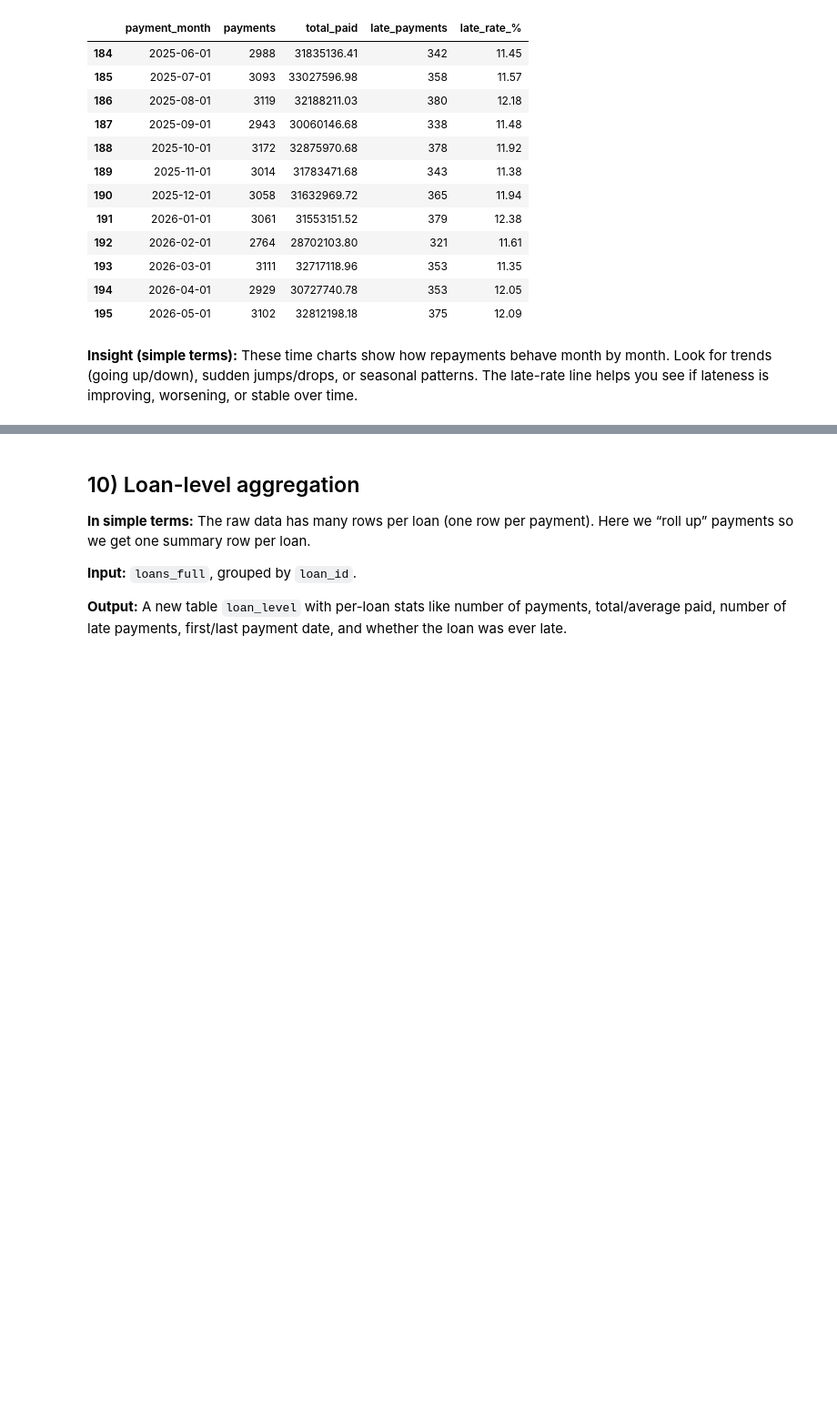
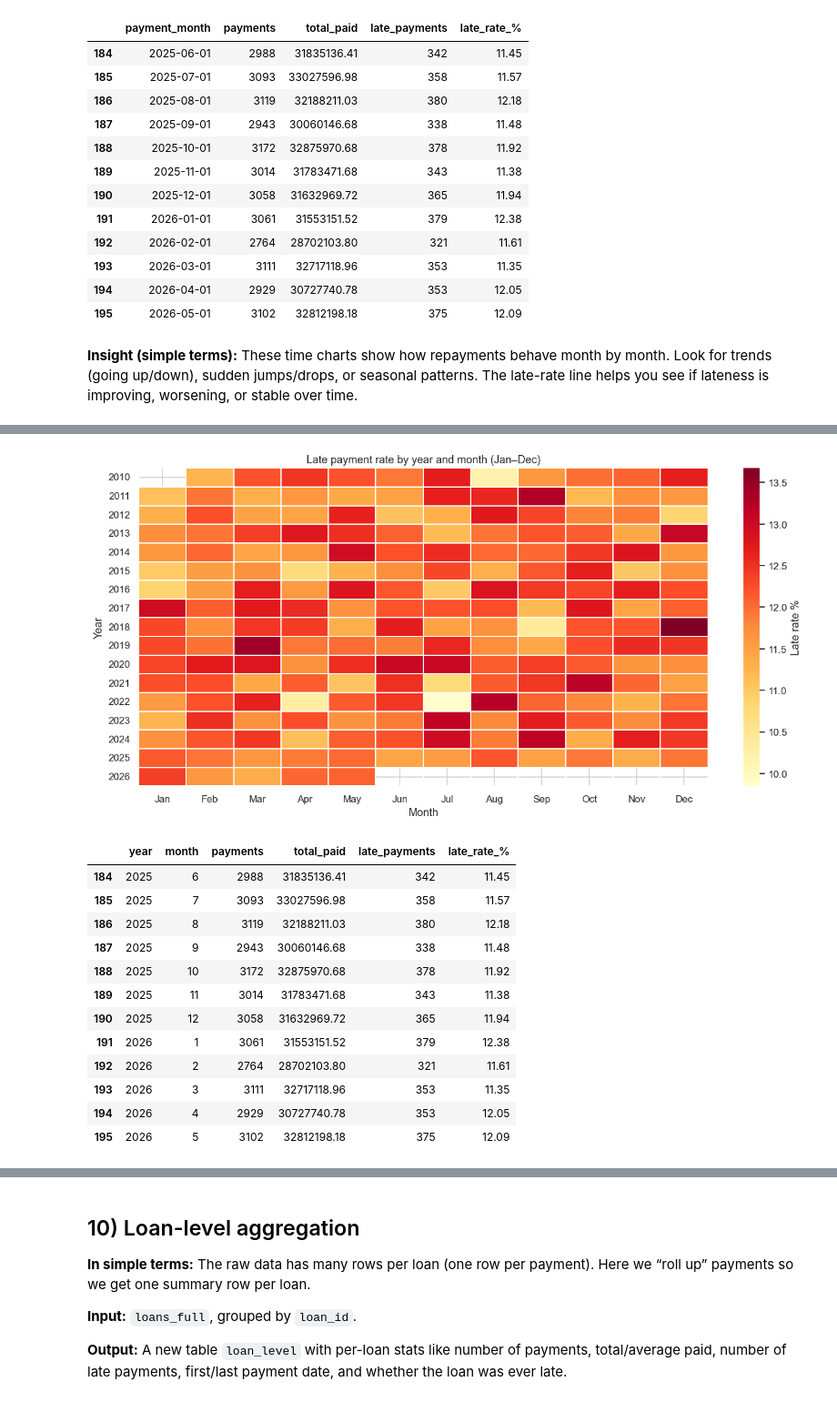
Before and after one commit to ConradNats/Banking-data-analysis, a Jupyter notebook: notebooks/02_loan_repayment.ipynb, the cells around one changed output, grey strips where cells are left out. Shown at 91% size. Cells and saved outputs as stored; diff of their text form; code cells hidden in the pictures; blank space fills up the shorter version.

Commit message:
Findingout why February has a drop in every year

```diff
--- a/notebooks/02_loan_repayment.ipynb
+++ b/notebooks/02_loan_repayment.ipynb
@@ -652,0 +742,55 @@ else:
+# %%
+import matplotlib.pyplot as plt
+import seaborn as sns
+import numpy as np
+
+sns.set_theme(style='whitegrid', context='notebook')
+plt.rcParams['figure.dpi'] = 110
+
+if 'payment_date' in loans_full.columns and loans_full['payment_date'].notna().any():
+    t = loans_full.dropna(subset=['payment_date']).copy()
+    t['year'] = t['payment_date'].dt.year
+    t['month'] = t['payment_date'].dt.month
+    t['month_name'] = t['payment_date'].dt.strftime('%b')
+
+    ym = t.groupby(['year','month']).agg(
+        payments=('payment_id','count') if 'payment_id' in t.columns else ('payment_date','size'),
+        total_paid=('amount_paid','sum') if 'amount_paid' in t.columns else ('payment_date','size'),
+        late_payments=('late_payment_flag','sum') if 'late_payment_flag' in t.columns else ('payment_date','size'),
+    ).reset_index()
+    ym['late_rate_%'] = (ym['late_payments'] / ym['payments'] * 100)
+
+    # Heatmap: years x months (Jan-Dec)
+    pivot = ym.pivot(index='year', columns='month', values='late_rate_%')
+    pivot = pivot.reindex(columns=range(1,13))
+    plt.figure(figsize=(12, max(4, 0.35 * len(pivot.index))))
+    sns.heatmap(pivot, annot=False, cmap='YlOrRd', linewidths=0.3, cbar_kws={'label': 'Late rate %'})
+    plt.title('Late payment rate by year and month (Jan–Dec)')
+    plt.xlabel('Month')
+    plt.ylabel('Year')
+    plt.xticks(ticks=np.arange(12)+0.5, labels=['Jan','Feb','Mar','Apr','May','Jun','Jul','Aug','Sep','Oct','Nov','Dec'], rotation=0)
+    plt.tight_layout()
+    try:
+        plt.savefig(FIG_DIR / 'late_rate_heatmap_year_month.png', bbox_inches='tight')
+    except Exception:
+        pass
+    plt.show()
+
+    display(ym.sort_values(['year','month']).tail(12))
+else:
+    print('payment_date not available.')
+# %% [output]
+[figure, added]
+|  | year | month | payments | total_paid | late_payments | late_rate_% |
+| 184 | 2025 | 6 | 2988 | 31835136.41 | 342 | 11.45 |
+| 185 | 2025 | 7 | 3093 | 33027596.98 | 358 | 11.57 |
+| 186 | 2025 | 8 | 3119 | 32188211.03 | 380 | 12.18 |
+| 187 | 2025 | 9 | 2943 | 30060146.68 | 338 | 11.48 |
+| 188 | 2025 | 10 | 3172 | 32875970.68 | 378 | 11.92 |
+| 189 | 2025 | 11 | 3014 | 31783471.68 | 343 | 11.38 |
+| 190 | 2025 | 12 | 3058 | 31632969.72 | 365 | 11.94 |
+| 191 | 2026 | 1 | 3061 | 31553151.52 | 379 | 12.38 |
+| 192 | 2026 | 2 | 2764 | 28702103.80 | 321 | 11.61 |
+| 193 | 2026 | 3 | 3111 | 32717118.96 | 353 | 11.35 |
+| 194 | 2026 | 4 | 2929 | 30727740.78 | 353 | 12.05 |
+| 195 | 2026 | 5 | 3102 | 32812198.18 | 375 | 12.09 |
```
Also changed, not shown: parts of 16 cells of this notebook, 11 other files.
